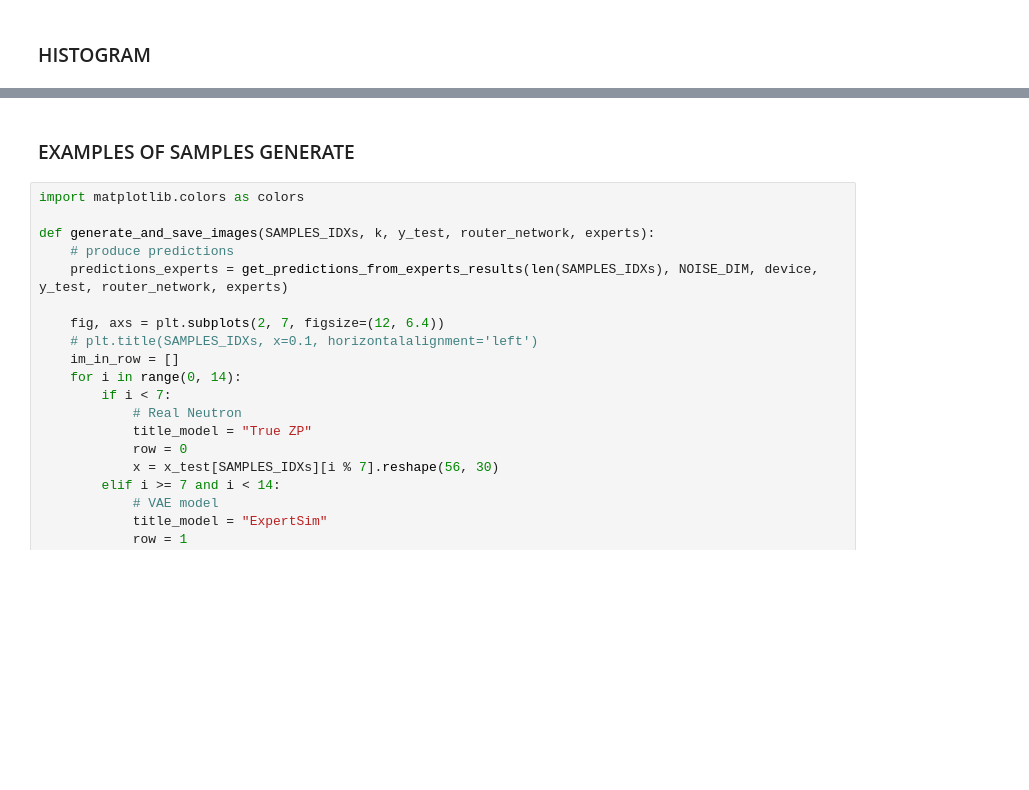
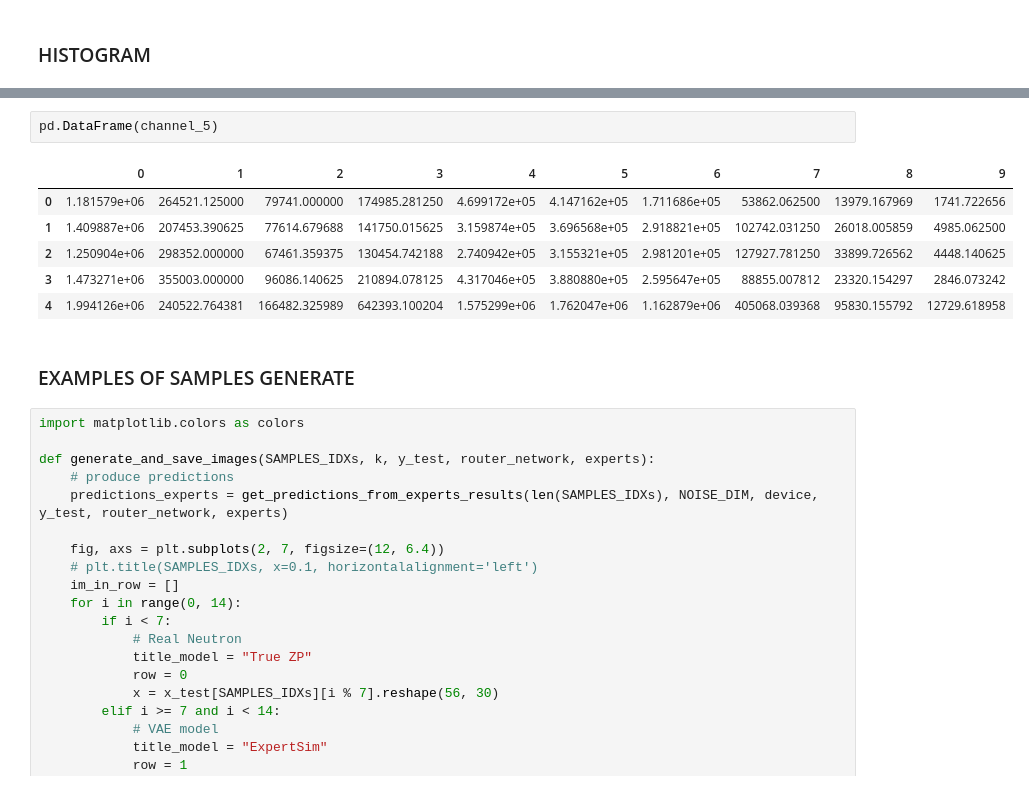
Before and after one commit to patrick-bedkowski/Generative-DNN-for-Physics-Simulations-CERN, a Jupyter notebook: dynamic_neural_networks/pytorch/dynamic_router/analyze_pretrained_experts.ipynb, the cells around one changed output, grey strips where cells are left out. Cells and saved outputs as stored; diff of their text form; blank space fills up the shorter version.

```diff
--- a/dynamic_neural_networks/pytorch/dynamic_router/analyze_pretrained_experts.ipynb
+++ b/dynamic_neural_networks/pytorch/dynamic_router/analyze_pretrained_experts.ipynb
@@ -625,3 +816,12 @@ plt.show()
+# %%
+pd.DataFrame(channel_5)
+# %% [output]
+|  | 0 | 1 | 2 | 3 | 4 | 5 | 6 | 7 | 8 | 9 |
+| 0 | 1.181579e+06 | 264521.125000 | 79741.000000 | 174985.281250 | 4.699172e+05 | 4.147162e+05 | 1.711686e+05 | 53862.062500 | 13979.167969 | 1741.722656 |
+| 1 | 1.409887e+06 | 207453.390625 | 77614.679688 | 141750.015625 | 3.159874e+05 | 3.696568e+05 | 2.918821e+05 | 102742.031250 | 26018.005859 | 4985.062500 |
+| 2 | 1.250904e+06 | 298352.000000 | 67461.359375 | 130454.742188 | 2.740942e+05 | 3.155321e+05 | 2.981201e+05 | 127927.781250 | 33899.726562 | 4448.140625 |
+| 3 | 1.473271e+06 | 355003.000000 | 96086.140625 | 210894.078125 | 4.317046e+05 | 3.880880e+05 | 2.595647e+05 | 88855.007812 | 23320.154297 | 2846.073242 |
+| 4 | 1.994126e+06 | 240522.764381 | 166482.325989 | 642393.100204 | 1.575299e+06 | 1.762047e+06 | 1.162879e+06 | 405068.039368 | 95830.155792 | 12729.618958 |
 # %% [markdown]
 ### EXAMPLES OF SAMPLES GENERATE
 # %%
```
Also changed, not shown: parts of 86 cells of this notebook, 6 other files.
